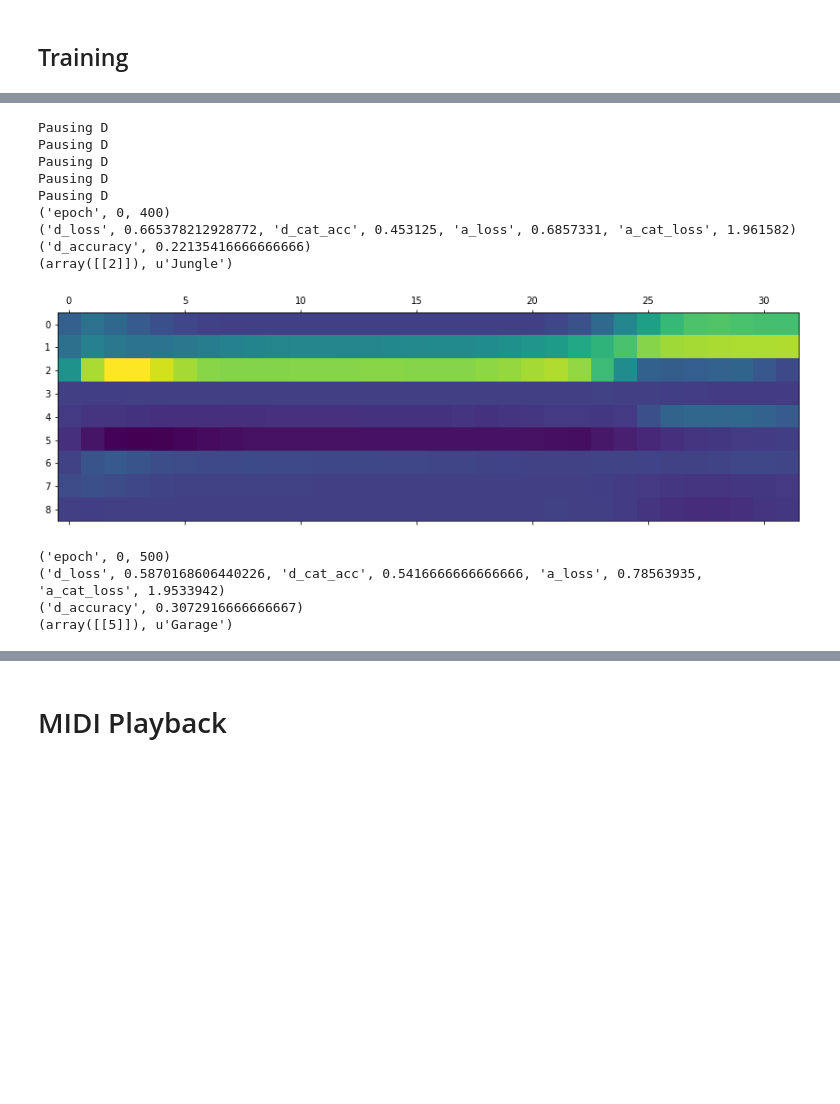
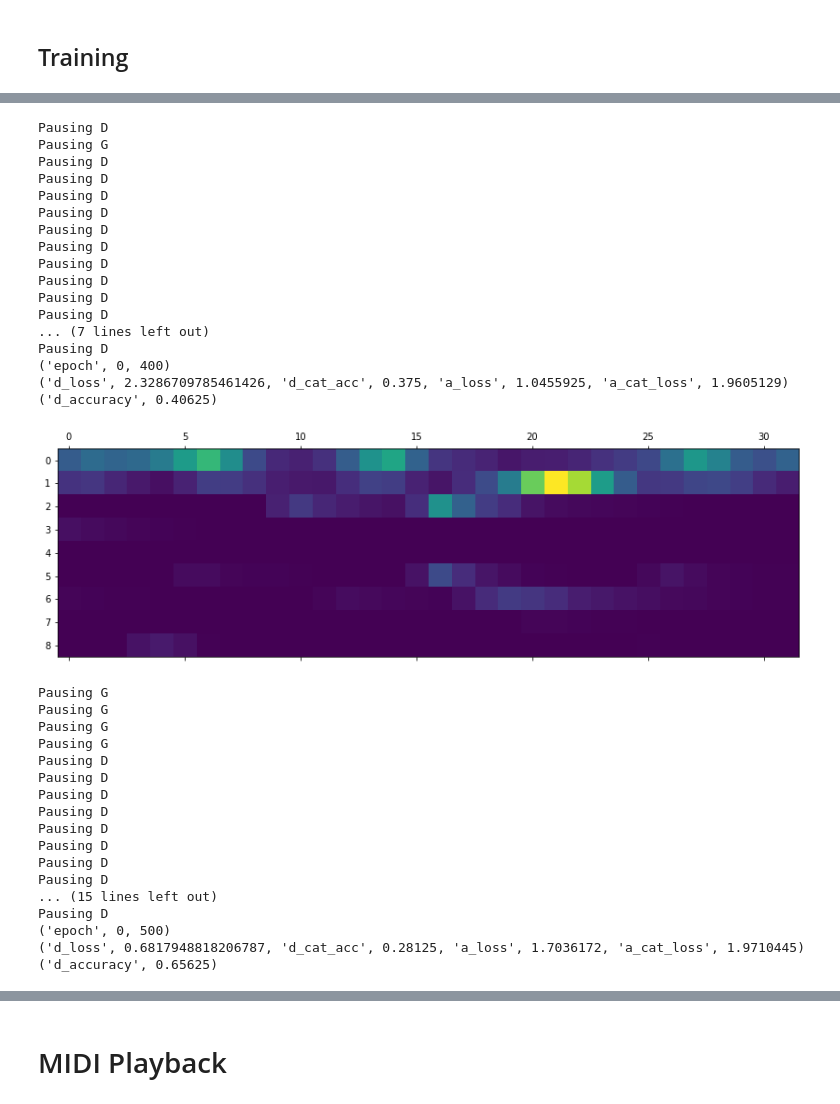
Before and after one commit to naotokui/CreativeGAN-Rhythm, a Jupyter notebook: midi_drum_gan-groovemidi_can.ipynb, the cells around one changed output, grey strips where cells are left out. Drawn from its saved outputs; the diff is of its cells as text; code cells hidden in the pictures; blank space fills up the shorter version.

```diff
--- a/midi_drum_gan-groovemidi_can.ipynb
+++ b/midi_drum_gan-groovemidi_can.ipynb
@@ -210,10 +210,10 @@ genre_output = Softmax(name='style_output')(x)
 discriminator_c = Model(drum_input, [output, genre_output])
 discriminator_c.summary()
 
-optimizer = Adam(lr=0.00001) # higher leraning rate for D
+optimizer = Adam() # higher leraning rate for D
 discriminator_c.compile(optimizer=optimizer, loss={'gan_output':'binary_crossentropy','style_output':'categorical_crossentropy'},
                       loss_weights=[1.0, 0.5],
-                    metrics={'gan_output':'accuracy', 'style_output':'categorical_accuracy'})
+                    metrics={'gan_output':'binary_accuracy', 'style_output':'categorical_accuracy'})
 # %% [output]
 __________________________________________________________________________________________________
 Layer (type)                    Output Shape         Param #     Connected to
@@ -233,12 +233,11 @@ Trainable params: 1,650,312
 Non-trainable params: 0
 __________________________________________________________________________________________________
 # %%
-discriminator_a = Model(drum_input, [output, genre_output])
+discriminator_a = Model(drum_input, output)
 discriminator_a.summary()
 
-optimizer = Adam(lr=0.00001) # higher leraning rate for D
+optimizer = Adam() # higher leraning rate for D
 discriminator_a.compile(optimizer=optimizer,
-                        loss={'gan_output':'binary_crossentropy','style_output':'categorical_crossentropy'},
-                      loss_weights=[1.0, 0.0],
-                    metrics={'gan_output':'accuracy', 'style_output':'categorical_accuracy'})
+                        loss={'gan_output':'binary_crossentropy'},
+                    metrics={'gan_output':'binary_accuracy'})
 # %% [output]
@@ -296,8 +295,8 @@ x = Dropout(dropout_rate)(x)
 
 x = LSTM(128, return_sequences=True, activation='tanh')(x)
 x = LSTM(128, return_sequences=True, activation='tanh')(x)
-x = LSTM(9, return_sequences=True)(x)
-note_out = LeakyReLU()(x)
+note_out = LSTM(9, return_sequences=True, activation='relu')(x)
+#note_out = LeakyReLU()(x)
 
 generator = Model(z_input, note_out)
 generator.summary()
@@ -343,9 +342,9 @@ print(prediction_gan)
 
 # define combined GAN model
 gan = Model(z_input, prediction_gan)
-optimizer = Adam(lr=0.001)
+optimizer = Adam()
 gan.compile(optimizer=optimizer, loss=['binary_crossentropy', style_ambiguity_loss],
-            loss_weights=[1.0, 0.5])
+            loss_weights=[1.0, 0.5], metrics=['binary_accuracy'])
 gan.summary()
 # %% [output]
 [<tf.Tensor 'model_1/gan_output/Sigmoid:0' shape=(?, 1) dtype=float32>, <tf.Tensor 'model_1/style_output/Softmax:0' shape=(?, 7) dtype=float32>]
@@ -408,11 +411,11 @@ batch_size = 32
 nb_epochs = 500
 nb_samples = matrices_drums.shape[0]
 
-K_unrolled = 6
+K_unrolled = 1
 MAX_LOSS_RATIO = 3.0
 
 # Labels for real drums: all ones
-real_labels = np.ones((batch_size, 1)) * 0.9 # one-sided soft labeling for better stability
+real_labels = np.ones((batch_size, 1)) # one-sided soft labeling for better stability
 
 # Labels for fake drums: all zeros
 fake_labels = np.zeros((batch_size, 1))
@@ -430,6 +433,7 @@ for epoch in range(0, nb_epochs):
 
             m_d_loss = 0.0
             m_d_accuracy = 0.0
+            m_d_accuracy_fake, m_d_accuracy_real = 0.0, 0.0
             m_d_loss_cat = 0.0
             m_d_cat_accuracy = 0.0
 
@@ -446,23 +450,30 @@ for epoch in range(0, nb_epochs):
 
                 # training D
                 _, d_loss_real, d_loss_cat, d_acc_real, cat_accuracy = discriminator_c.train_on_batch(drum_train, [real_labels, labels_traing_categorical])
-                _, d_loss_fake, _, d_acc_fake, _ = discriminator_a.train_on_batch(drum_fake, [fake_labels, labels_traing_categorical])
+                d_loss_fake, d_acc_fake = discriminator_a.train_on_batch(drum_fake, fake_labels)
 
                 m_d_loss += 0.5 * (d_loss_real + d_loss_fake)
                 m_d_loss_cat += d_loss_cat
                 m_d_accuracy +=  0.5 * (d_acc_real + d_acc_fake)
+                m_d_accuracy_fake += d_acc_fake
+                m_d_accuracy_real += d_acc_real
                 m_d_cat_accuracy += cat_accuracy
                 # cache for later update
     #             cache_weights = discriminator.get_weights()
 
             m_d_loss /= float(K_unrolled)
             m_d_accuracy /= float(K_unrolled)
+            m_d_accuracy_fake /= float(K_unrolled)
+            m_d_accuracy_real /= float(K_unrolled)
             m_d_loss_cat /= float(K_unrolled)
             m_d_cat_accuracy /= float(K_unrolled)
 
             # store value
             log_value("D loss", m_d_loss, step)
             log_value("D accuracy", m_d_accuracy, step)
+            log_value("D accuracy - fake", m_d_accuracy_fake, step)
+            log_value("D accuracy - real", m_d_accuracy_real, step)
+
             log_value("D category loss", m_d_loss_cat, step)
             log_value("D category accuracy", m_d_cat_accuracy, step)
             log_value("D total loss", m_d_loss + m_d_loss_cat, step)
@@ -476,12 +487,13 @@ for epoch in range(0, nb_epochs):
             # Get a batch of random labels
             labels_random = np.random.randint(0, NB_GENRES, batch_size).reshape(-1, 1)
 
-            _, m_a_loss, m_a_cat_loss = gan.train_on_batch(noise, [y, labels_random])
+            _, m_a_loss, m_a_cat_loss, m_a_accuracy, _ = gan.train_on_batch(noise, [y, labels_random])
 
             # store value
-            log_value("adversarial loss", m_a_loss, step)
+            log_value("G loss", m_a_loss, step)
+            log_value("G accuracy", m_a_accuracy, step)
             log_value("style amguity loss", m_a_cat_loss, step)
-            log_value("total loss", m_a_loss + m_a_cat_loss, step)
+            log_value("G total loss", m_a_loss + m_a_cat_loss, step)
 
         if train_d and train_g:
             if m_a_loss / m_d_loss > MAX_LOSS_RATIO:
@@ -506,10 +518,7 @@ for epoch in range(0, nb_epochs):
 
             # sample output
             noise = get_noise(1, len_input)
-            labels_random = np.random.randint(0, NB_GENRES, 1).reshape(-1, 1)
             drum_generated = generator.predict(noise)
-
-            print (labels_random, GENRES[int(labels_random)])
             plot_drum_matrix(drum_generated)
 
             print
@@ -559,14 +589,35 @@ Pausing D
+Pausing D
+Pausing G
 Pausing D
 Pausing D
 Pausing D
 Pausing D
 Pausing D
+Pausing D
+Pausing D
+Pausing D
+Pausing D
+Pausing D
+... (7 lines left out)
+Pausing D
 ('epoch', 0, 400)
-('d_loss', 0.665378212928772, 'd_cat_acc', 0.453125, 'a_loss', 0.6857331, 'a_cat_loss', 1.961582)
-('d_accuracy', 0.22135416666666666)
-(array([[2]]), u'Jungle')
+('d_loss', 2.3286709785461426, 'd_cat_acc', 0.375, 'a_loss', 1.0455925, 'a_cat_loss', 1.9605129)
+('d_accuracy', 0.40625)
-[figure, old version]
+[figure, new version]
+Pausing G
+Pausing G
+Pausing G
+Pausing G
+Pausing D
+Pausing D
+Pausing D
+Pausing D
+Pausing D
+Pausing D
+Pausing D
+Pausing D
+... (15 lines left out)
+Pausing D
 ('epoch', 0, 500)
-('d_loss', 0.5870168606440226, 'd_cat_acc', 0.5416666666666666, 'a_loss', 0.78563935, 'a_cat_loss', 1.9533942)
-('d_accuracy', 0.3072916666666667)
-(array([[5]]), u'Garage')
+('d_loss', 0.6817948818206787, 'd_cat_acc', 0.28125, 'a_loss', 1.7036172, 'a_cat_loss', 1.9710445)
+('d_accuracy', 0.65625)
```
Also changed, not shown: parts of 6 cells of this notebook.
